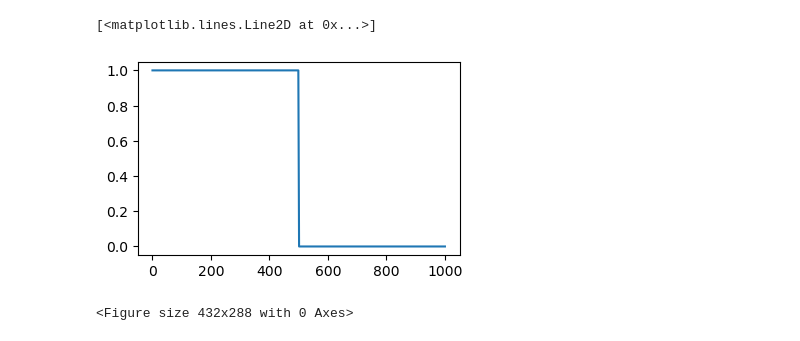
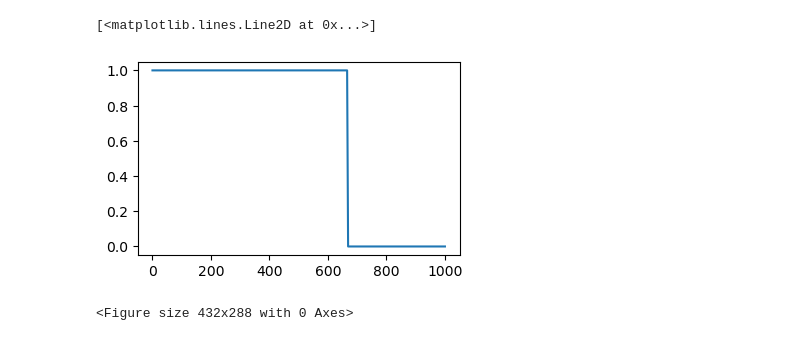
Before and after one commit to Kshora/pytmap7, a Jupyter notebook: examples/example.ipynb, the cells around one changed output. Cells and saved outputs as stored; diff of their text form; code cells hidden in the pictures.

```diff
--- a/examples/example.ipynb
+++ b/examples/example.ipynb
@@ -10,16 +12,16 @@ import aklab.mpls as mpl # https://github.com/queezz/aklab
 # %%
 #mpl.font_setup(size=14)
 mpl.figprep(width=300)
-n = 400
+n = 300
 t = np.linspace(0,1000,n)
 pressure = np.linspace(1,1,n)
 # pressure[200:] = 0.5
 pressure[200:] = 0
 # pressure[:100] =
 plt.plot(t,pressure)
 # %% [output]
 [<matplotlib.lines.Line2D at 0x...>]
-[figure, old version]
+[figure, new version]
 # %%
 %run -n ../tmap7.py
 piranipath = os.path.abspath('../pirani.dat')
```
Also changed, not shown: parts of 18 cells of this notebook, 12 other files.
